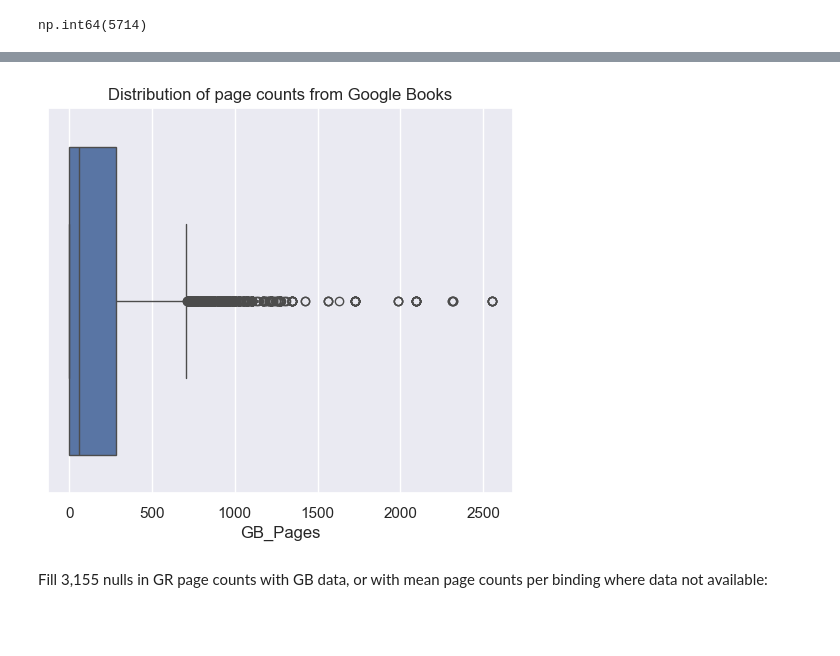
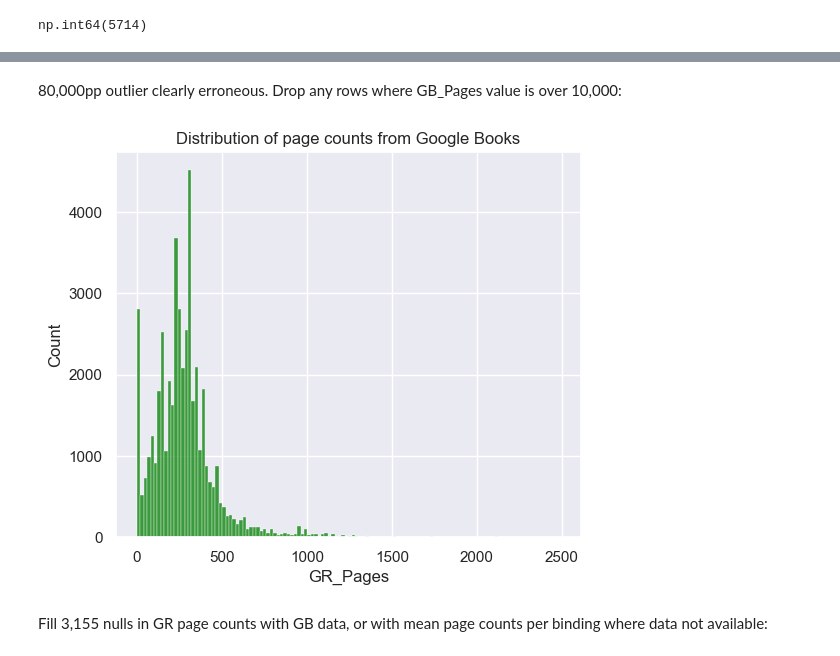
Before and after one commit to fredbaty/nonfic_price_model, a Jupyter notebook: nonfic_price_model.ipynb, the cells around one changed output, grey strips where cells are left out. Cells and saved outputs as stored; diff of their text form; code cells hidden in the pictures; blank space fills up the shorter version.

```diff
--- a/nonfic_price_model.ipynb
+++ b/nonfic_price_model.ipynb
@@ -315,0 +318,2 @@ df = df[~(df["GB_Pages"] > 10000)]
+# %% [markdown]
+80,000pp outlier clearly erroneous. Drop any rows where GB_Pages value is over 10,000:
@@ -316,9 +322,9 @@ df = df[~(df["GB_Pages"] > 10000)]
 # %%
-ax = sns.boxplot(x=df["GB_Pages"])
+ax = sns.histplot(x=df["GR_Pages"], color="green", binwidth=20)
 ax.set_title("Distribution of page counts from Google Books")
 plt.show()
 # %% [output]
-[figure, old version]
+[figure, new version]
 # %% [markdown]
 Fill 3,155 nulls in GR page counts with GB data, or with mean page counts per binding where data not available:
 # %%
```
Also changed, not shown: parts of 87 cells of this notebook, 2 other files.
